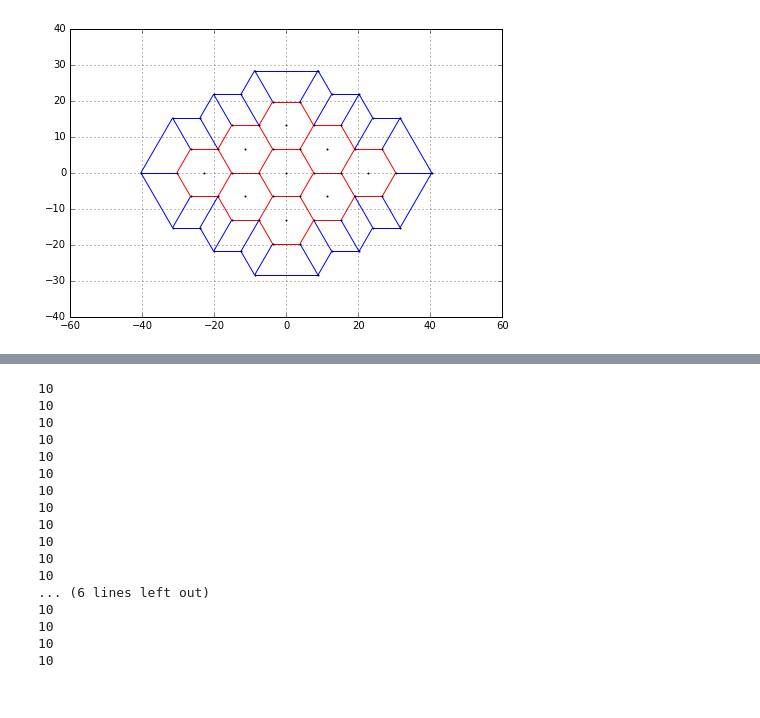
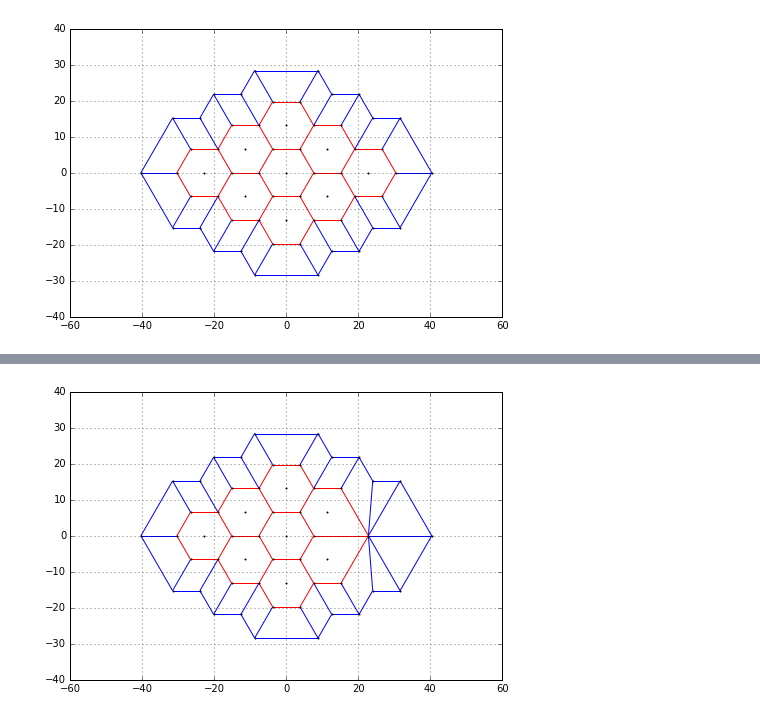
Before and after one commit to clintondurney/ubuquitous-drosophila, a Jupyter notebook: Tissue/CellularSheet.ipynb, the cells around one changed output, grey strips where cells are left out. Drawn from its saved outputs; the diff is of its cells as text; code cells hidden in the pictures.

```diff
--- a/Tissue/CellularSheet.ipynb
+++ b/Tissue/CellularSheet.ipynb
@@ -269,22 +249,17 @@ AS_boundary
-# %%
-for j in range(0,len(AS_boundary)):
-    G[AS_boundary[j-1]][AS_boundary[j]]['beta'] = 10
-    print(G[AS_boundary[j-1]][AS_boundary[j]]['beta'])
-# %% [output]
-10
-10
-10
-10
-10
-10
-10
-10
-10
-10
-10
-10
-... (6 lines left out)
-10
-10
-10
-10
+# %%
+M = nx.contracted_nodes(G,31,32)
+M = nx.contracted_nodes(M,31,33)
+M = nx.contracted_nodes(M,31,18)
+M = nx.contracted_nodes(M,31,20)
+M = nx.contracted_nodes(M,31,22)
+M = nx.contracted_nodes(M,31,34)
+# %%
+pos = nx.get_node_attributes(M,'pos')
+edges,colors = zip(*nx.get_edge_attributes(M,'color').items())
+nx.draw(M,pos, node_size = 1, edgelist=edges,edge_color=colors,width=1)
+plt.axis("on")
+plt.grid("on")
+plt.axis('equal')
+plt.show()
+# %% [output]
+[figure, added]
```
Also changed, not shown: parts of 4 cells of this notebook, 1 other file.
